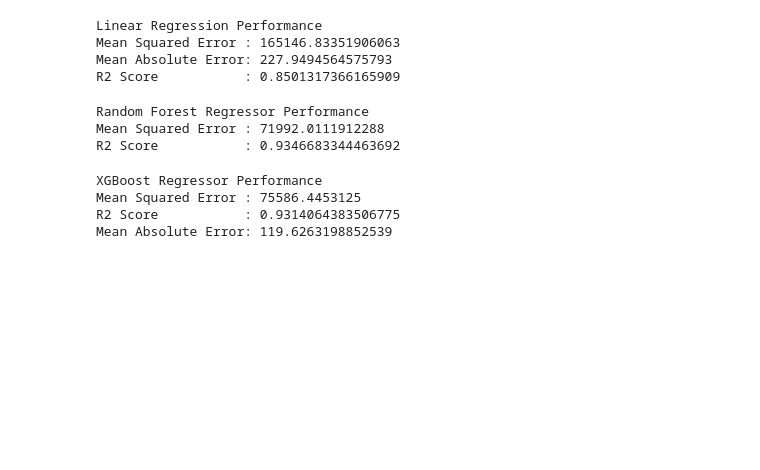
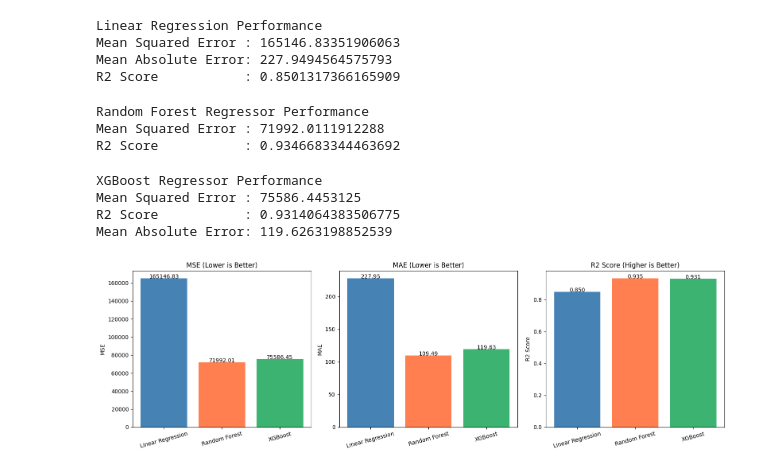
Before and after one commit to samifahim07/Solar_Energy_Prediction, a Jupyter notebook: solar_energy_prediction.ipynb, the cells around one changed output. Cells and saved outputs as stored; diff of their text form; code cells hidden in the pictures; blank space fills up the shorter version.

```diff
--- a/solar_energy_prediction.ipynb
+++ b/solar_energy_prediction.ipynb
@@ -420,3 +420,67 @@ XGBoost Regressor Performance
 Mean Squared Error : 75586.4453125
 R2 Score           : 0.9314064383506775
 Mean Absolute Error: 119.6263198852539
+# %%
+# Model Comparison
+
+models = ["Linear Regression", "Random Forest", "XGBoost"]
+
+mse = [
+    mean_squared_error(y_test, lr_pred),
+    mean_squared_error(y_test, rf_pred),
+    mean_squared_error(y_test, xgboost_pred)
+]
+
+mae = [
+    mean_absolute_error(y_test, lr_pred),
+    mean_absolute_error(y_test, rf_pred),
+    mean_absolute_error(y_test, xgboost_pred)
+]
+
+r2 = [
+    r2_score(y_test, lr_pred),
+    r2_score(y_test, rf_pred),
+    r2_score(y_test, xgboost_pred)
+]
+
+x = np.arange(len(models))
+colors = ["steelblue", "coral", "mediumseagreen"]
+
+fig, axes = plt.subplots(1, 3, figsize=(16, 5))
+
+# MSE
+axes[0].bar(x, mse, color=colors)
+axes[0].set_xticks(x)
+axes[0].set_xticklabels(models, rotation=15)
+axes[0].set_title("MSE (Lower is Better)")
+axes[0].set_ylabel("MSE")
+
+for i, v in enumerate(mse):
+    axes[0].text(i, v, f"{v:.2f}", ha="center")
+
+
+# MAE
+axes[1].bar(x, mae, color=colors)
+axes[1].set_xticks(x)
+axes[1].set_xticklabels(models, rotation=15)
+axes[1].set_title("MAE (Lower is Better)")
+axes[1].set_ylabel("MAE")
+
+for i, v in enumerate(mae):
+    axes[1].text(i, v, f"{v:.2f}", ha="center")
+
+
+# R2 Score
+axes[2].bar(x, r2, color=colors)
+axes[2].set_xticks(x)
+axes[2].set_xticklabels(models, rotation=15)
+axes[2].set_title("R2 Score (Higher is Better)")
+axes[2].set_ylabel("R2 Score")
+
+for i, v in enumerate(r2):
+    axes[2].text(i, v, f"{v:.3f}", ha="center")
+
+plt.tight_layout()
+plt.show()
+# %% [output]
+[figure, added]
```
